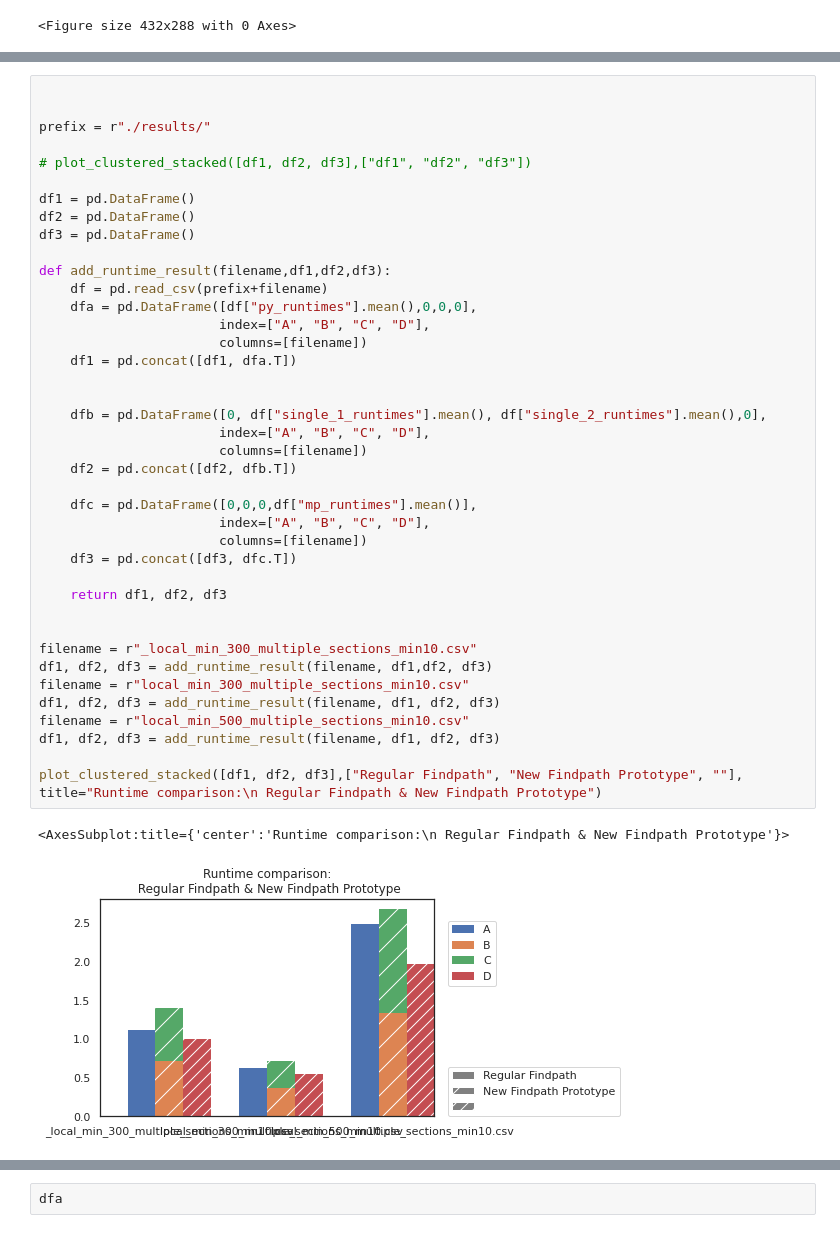
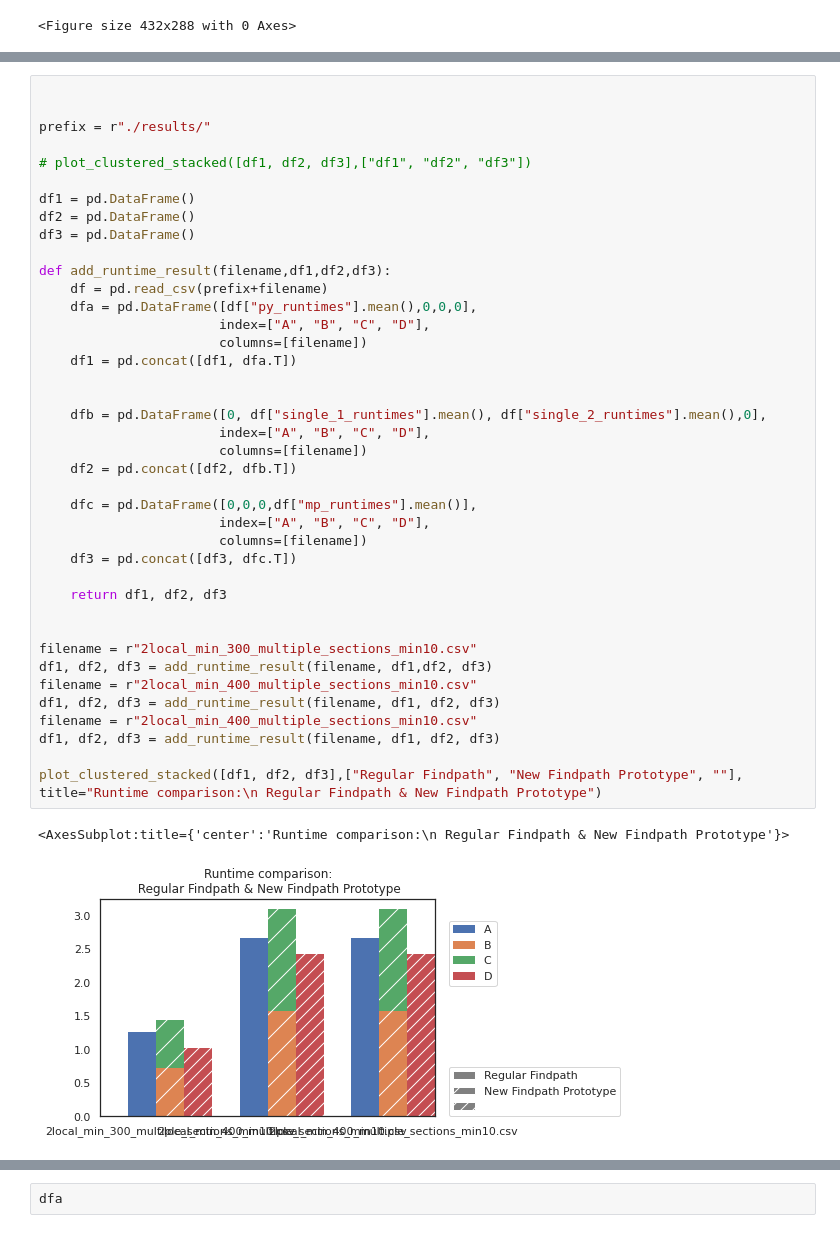
Before and after one commit to maxf-at/findpath_cpp, a Jupyter notebook: benchmarks.ipynb, the cells around one changed output, grey strips where cells are left out. Saved outputs shown, nothing was run; the diff lists cells and outputs as text.

```diff
--- a/benchmarks.ipynb
+++ b/benchmarks.ipynb
@@ -309,34 +291,34 @@ df2 = pd.DataFrame()
 df3 = pd.DataFrame()
 
 def add_runtime_result(filename,df1,df2,df3):
     df = pd.read_csv(prefix+filename)
     dfa = pd.DataFrame([df["py_runtimes"].mean(),0,0,0],
                        index=["A", "B", "C", "D"],
                        columns=[filename])
     df1 = pd.concat([df1, dfa.T])
 
 
     dfb = pd.DataFrame([0, df["single_1_runtimes"].mean(), df["single_2_runtimes"].mean(),0],
                        index=["A", "B", "C", "D"],
                        columns=[filename])
     df2 = pd.concat([df2, dfb.T])
 
     dfc = pd.DataFrame([0,0,0,df["mp_runtimes"].mean()],
                        index=["A", "B", "C", "D"],
                        columns=[filename])
     df3 = pd.concat([df3, dfc.T])
 
     return df1, df2, df3
 
 
-filename = r"_local_min_300_multiple_sections_min10.csv"
+filename = r"2local_min_300_multiple_sections_min10.csv"
 df1, df2, df3 = add_runtime_result(filename, df1,df2, df3)
-filename = r"local_min_300_multiple_sections_min10.csv"
+filename = r"2local_min_400_multiple_sections_min10.csv"
 df1, df2, df3 = add_runtime_result(filename, df1, df2, df3)
-filename = r"local_min_500_multiple_sections_min10.csv"
+filename = r"2local_min_400_multiple_sections_min10.csv"
 df1, df2, df3 = add_runtime_result(filename, df1, df2, df3)
 
 plot_clustered_stacked([df1, df2, df3],["Regular Findpath", "New Findpath Prototype", ""], title="Runtime comparison:\n Regular Findpath & New Findpath Prototype")
 # %% [output]
 <AxesSubplot:title={'center':'Runtime comparison:\n Regular Findpath & New Findpath Prototype'}>
-[figure, old version]
+[figure, new version]
```
Also changed, not shown: parts of 12 cells of this notebook, 28 other files.
